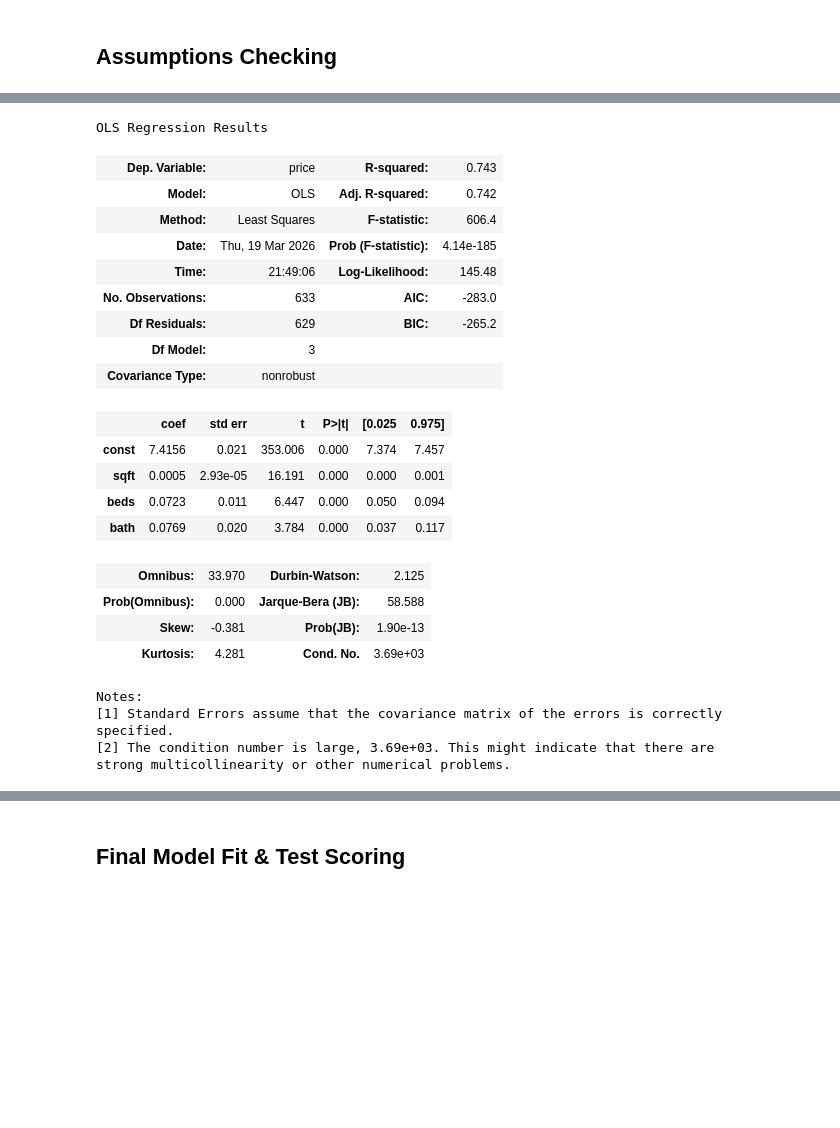
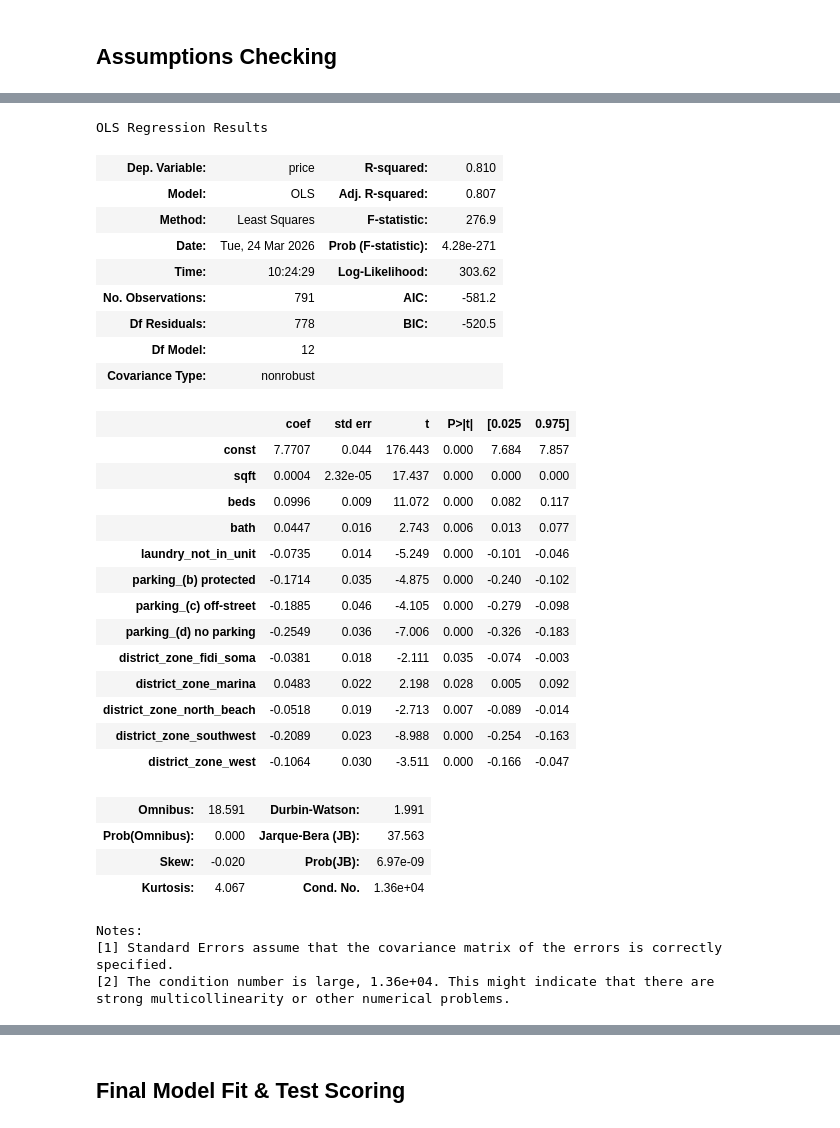
Before and after one commit to dataville/sf_apartment_rental_prices, a Jupyter notebook: ols.ipynb, the cells around one changed output, grey strips where cells are left out. Saved outputs shown, nothing was run; the diff lists cells and outputs as text; code cells hidden in the pictures; blank space fills up the shorter version.

```diff
--- a/ols.ipynb
+++ b/ols.ipynb
@@ -423,4 +445,4 @@ rentals_df.head()
 # %%
-rentals_df.drop(columns=['hood_district', 'parking', 'laundry', 'pets','housing_type'], inplace = True)
+rentals_df.drop(columns=['hood_district'], inplace = True)
 rentals_df.head()
 # %% [output]
@@ -463,20 +486,7 @@ plt.show()
 # %% [markdown]
 ## Data Splitting
 # %%
-def split_data(df, features):
-    from sklearn.model_selection import train_test_split
+X = rentals_df.drop(columns=['price'])
+y = np.log(rentals_df['price'])
 
-    X = sm.add_constant(df[features])
-    y = np.log(df["price"])
-
-    # Test Split
-    X_train, X_test, y_train, y_test = train_test_split(X, y, test_size = 0.2, random_state=42)
-    print(
-        f'Training Set Rows: {X.shape[0]}',
-        f'Test Set Rows: {X_test.shape[0]}'
-    )
-
-    return X_train, X_test, y_train, y_test
+X_train, X_test, y_train, y_test = train_test_split(X, y, test_size=0.2, random_state=42)
-# %%
-features = ['sqft', 'beds', 'bath']
-X_train, X_test, y_train, y_test = split_data(rentals_df, features)
@@ -534,0 +655,5 @@ MSE: 787155.629 +- 306024.704
+# %%
+features = ['sqft', 'beds', 'bath', 'laundry_not_in_unit', 'parking_(b) protected','parking_(c) off-street', 'parking_(d) no parking', 'district_zone_fidi_soma', 'district_zone_marina','district_zone_north_beach', 'district_zone_southwest','district_zone_west']
+m4 = cv_evaluate(X_train, y_train, features, 'M4_district')
+print(m4.summary())
+residual_analysis_plots(m4)
@@ -537,27 +747,36 @@ MSE: 787155.629 +- 306024.704
 # %%
-model.summary()
+m4.summary()
 # %% [output]
 OLS Regression Results
-| Dep. Variable: | price | R-squared: | 0.743 |
-| Model: | OLS | Adj. R-squared: | 0.742 |
-| Method: | Least Squares | F-statistic: | 606.4 |
-| Date: | Thu, 19 Mar 2026 | Prob (F-statistic): | 4.14e-185 |
-| Time: | 21:49:06 | Log-Likelihood: | 145.48 |
-| No. Observations: | 633 | AIC: | -283.0 |
-| Df Residuals: | 629 | BIC: | -265.2 |
-| Df Model: | 3 |  |  |
+| Dep. Variable: | price | R-squared: | 0.810 |
+| Model: | OLS | Adj. R-squared: | 0.807 |
+| Method: | Least Squares | F-statistic: | 276.9 |
+| Date: | Tue, 24 Mar 2026 | Prob (F-statistic): | 4.28e-271 |
+| Time: | 10:24:29 | Log-Likelihood: | 303.62 |
+| No. Observations: | 791 | AIC: | -581.2 |
+| Df Residuals: | 778 | BIC: | -520.5 |
+| Df Model: | 12 |  |  |
 | Covariance Type: | nonrobust |  |  |
 |  | coef | std err | t | P>|t| | [0.025 | 0.975] |
-| const | 7.4156 | 0.021 | 353.006 | 0.000 | 7.374 | 7.457 |
-| sqft | 0.0005 | 2.93e-05 | 16.191 | 0.000 | 0.000 | 0.001 |
-| beds | 0.0723 | 0.011 | 6.447 | 0.000 | 0.050 | 0.094 |
-| bath | 0.0769 | 0.020 | 3.784 | 0.000 | 0.037 | 0.117 |
+| const | 7.7707 | 0.044 | 176.443 | 0.000 | 7.684 | 7.857 |
+| sqft | 0.0004 | 2.32e-05 | 17.437 | 0.000 | 0.000 | 0.000 |
+| beds | 0.0996 | 0.009 | 11.072 | 0.000 | 0.082 | 0.117 |
+| bath | 0.0447 | 0.016 | 2.743 | 0.006 | 0.013 | 0.077 |
+| laundry_not_in_unit | -0.0735 | 0.014 | -5.249 | 0.000 | -0.101 | -0.046 |
+| parking_(b) protected | -0.1714 | 0.035 | -4.875 | 0.000 | -0.240 | -0.102 |
+| parking_(c) off-street | -0.1885 | 0.046 | -4.105 | 0.000 | -0.279 | -0.098 |
+| parking_(d) no parking | -0.2549 | 0.036 | -7.006 | 0.000 | -0.326 | -0.183 |
+| district_zone_fidi_soma | -0.0381 | 0.018 | -2.111 | 0.035 | -0.074 | -0.003 |
+| district_zone_marina | 0.0483 | 0.022 | 2.198 | 0.028 | 0.005 | 0.092 |
+| district_zone_north_beach | -0.0518 | 0.019 | -2.713 | 0.007 | -0.089 | -0.014 |
+| district_zone_southwest | -0.2089 | 0.023 | -8.988 | 0.000 | -0.254 | -0.163 |
+| district_zone_west | -0.1064 | 0.030 | -3.511 | 0.000 | -0.166 | -0.047 |
-| Omnibus: | 33.970 | Durbin-Watson: | 2.125 |
-| Prob(Omnibus): | 0.000 | Jarque-Bera (JB): | 58.588 |
-| Skew: | -0.381 | Prob(JB): | 1.90e-13 |
-| Kurtosis: | 4.281 | Cond. No. | 3.69e+03 |
+| Omnibus: | 18.591 | Durbin-Watson: | 1.991 |
+| Prob(Omnibus): | 0.000 | Jarque-Bera (JB): | 37.563 |
+| Skew: | -0.020 | Prob(JB): | 6.97e-09 |
+| Kurtosis: | 4.067 | Cond. No. | 1.36e+04 |
 Notes:
 [1] Standard Errors assume that the covariance matrix of the errors is correctly specified.
-[2] The condition number is large, 3.69e+03. This might indicate that there are
+[2] The condition number is large, 1.36e+04. This might indicate that there are
 strong multicollinearity or other numerical problems.
 # %%
```
Also changed, not shown: parts of 69 cells of this notebook.
